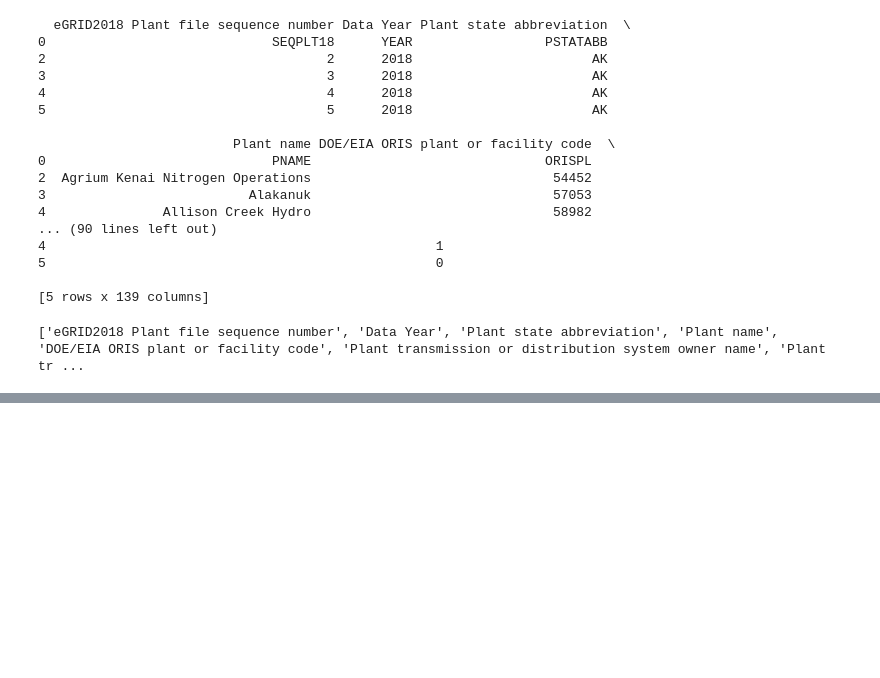
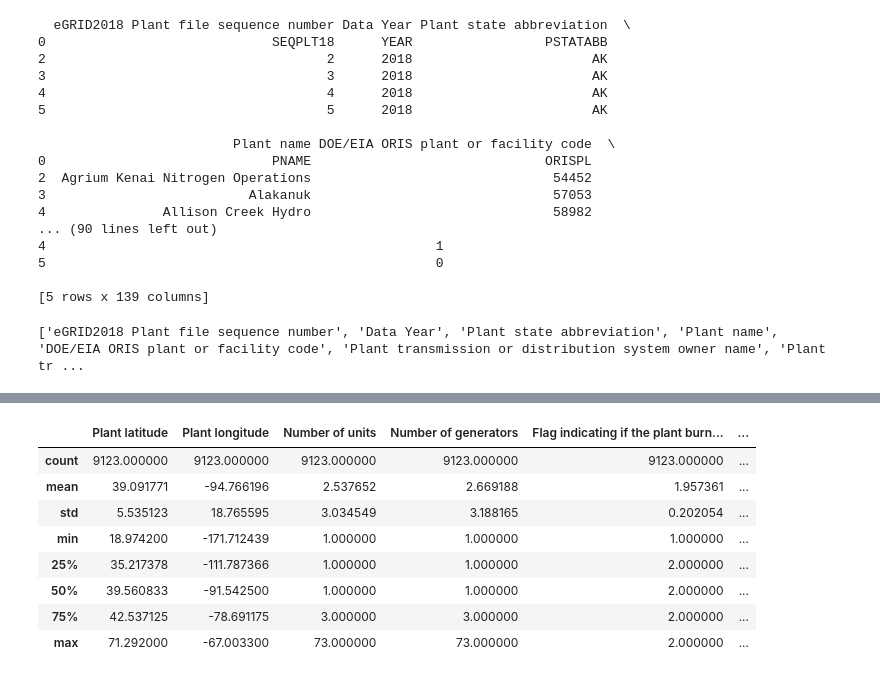
Before and after one commit to Supernerd1000/CapstoneTwo, a Jupyter notebook: CO2_Prediction_Model.ipynb, the cells around one changed output, grey strips where cells are left out. Drawn from its saved outputs; the diff is of its cells as text; code cells hidden in the pictures; blank space fills up the shorter version.

```diff
--- a/CO2_Prediction_Model.ipynb
+++ b/CO2_Prediction_Model.ipynb
@@ -191,0 +414,12 @@ print(df3.head())
+# %%
+df.describe()
+# %% [output]
+|  | Plant latitude | Plant longitude | Number of units | Number of generators | Flag indicating if the plant burn... | ... |
+| count | 9123.000000 | 9123.000000 | 9123.000000 | 9123.000000 | 9123.000000 | ... |
+| mean | 39.091771 | -94.766196 | 2.537652 | 2.669188 | 1.957361 | ... |
+| std | 5.535123 | 18.765595 | 3.034549 | 3.188165 | 0.202054 | ... |
+| min | 18.974200 | -171.712439 | 1.000000 | 1.000000 | 1.000000 | ... |
+| 25% | 35.217378 | -111.787366 | 1.000000 | 1.000000 | 2.000000 | ... |
+| 50% | 39.560833 | -91.542500 | 1.000000 | 1.000000 | 2.000000 | ... |
+| 75% | 42.537125 | -78.691175 | 3.000000 | 3.000000 | 2.000000 | ... |
+| max | 71.292000 | -67.003300 | 73.000000 | 73.000000 | 2.000000 | ... |
```
Also changed, not shown: parts of 24 cells of this notebook.
